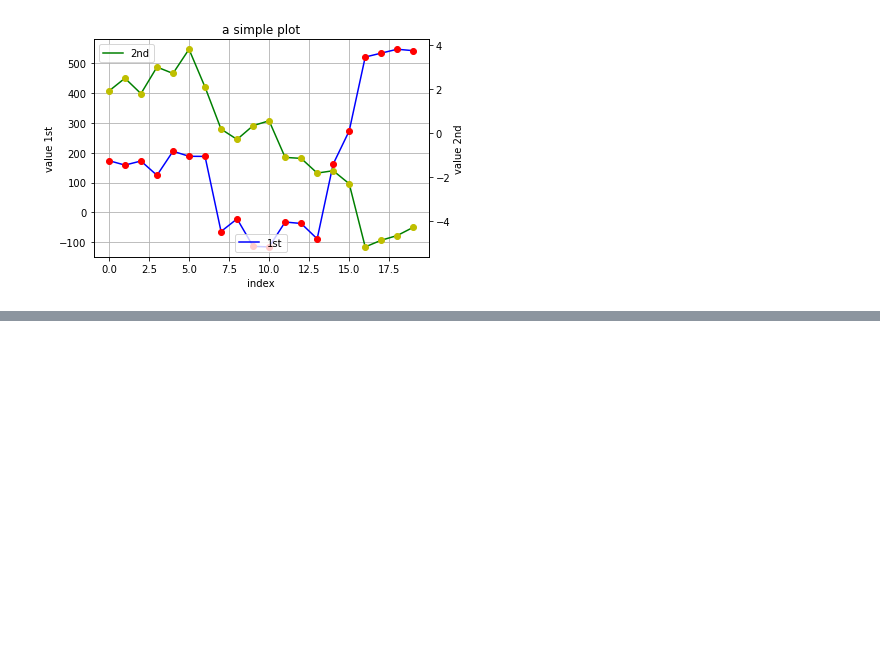
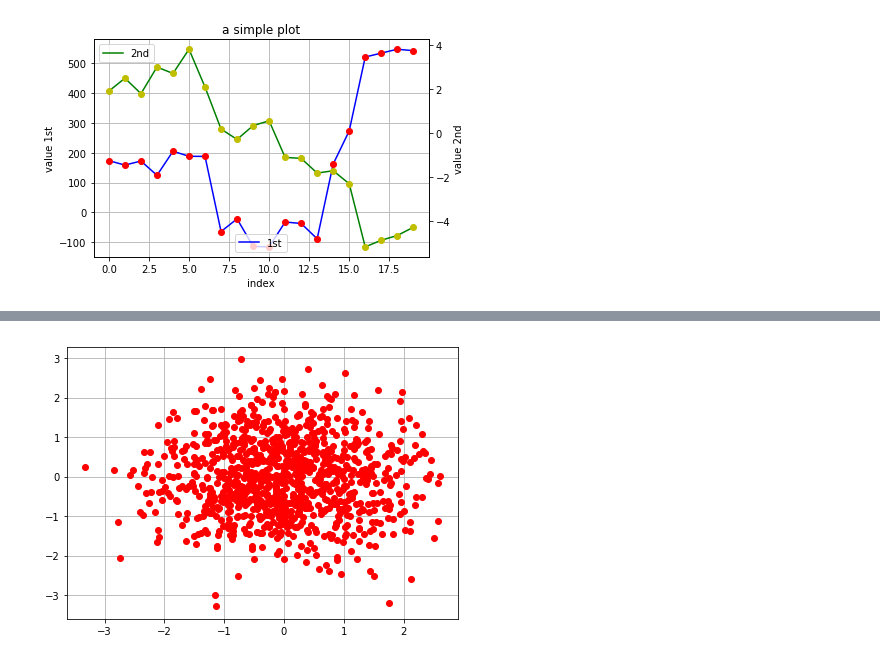
Before and after one commit to liulei2018/pythonfinance, a Jupyter notebook: chapter5.ipynb, the cells around one changed output, grey strips where cells are left out. Saved outputs shown, nothing was run; the diff lists cells and outputs as text; code cells hidden in the pictures; blank space fills up the shorter version.

```diff
--- a/chapter5.ipynb
+++ b/chapter5.ipynb
@@ -121,0 +134,6 @@ plt.ylabel('value 2nd')
+# %%
+plt.figure(figsize = (7,5))
+plt.plot(y[:,0],y[:,1],'ro')
+plt.grid(True)
+# %% [output]
+[figure, added]
```
Also changed, not shown: parts of 6 cells of this notebook, 1 other file.
